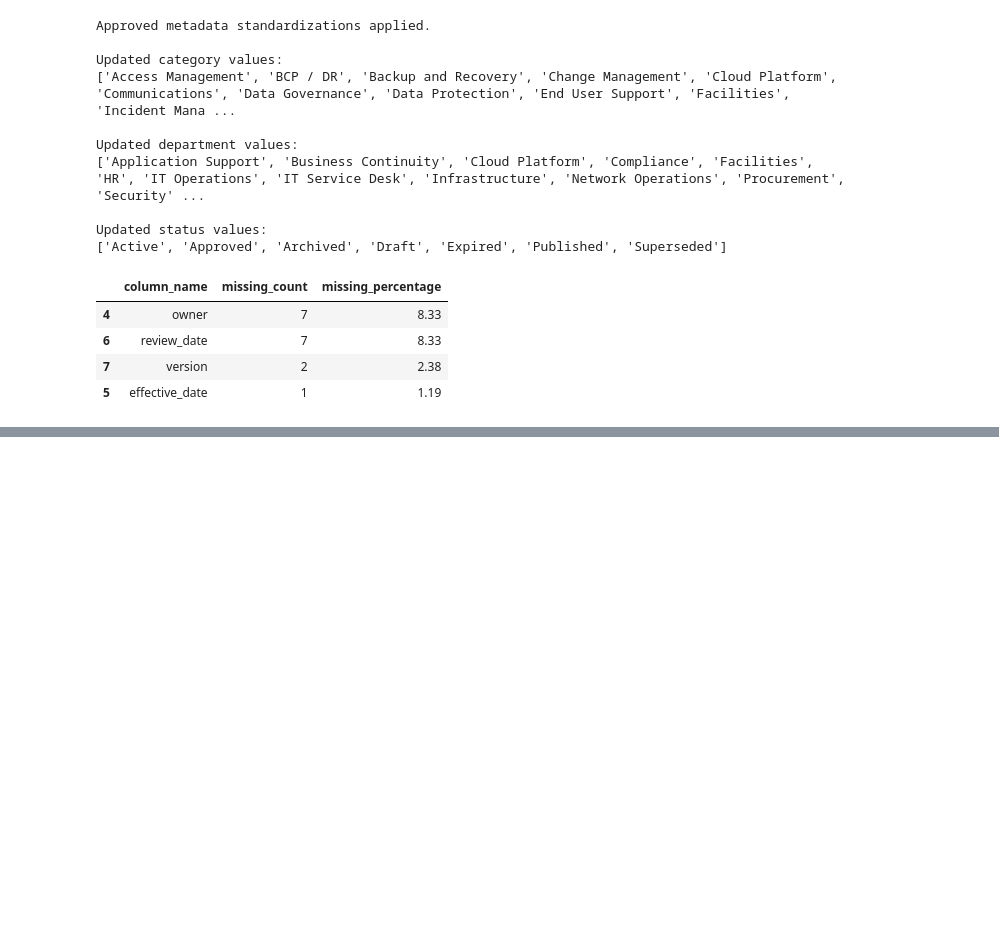
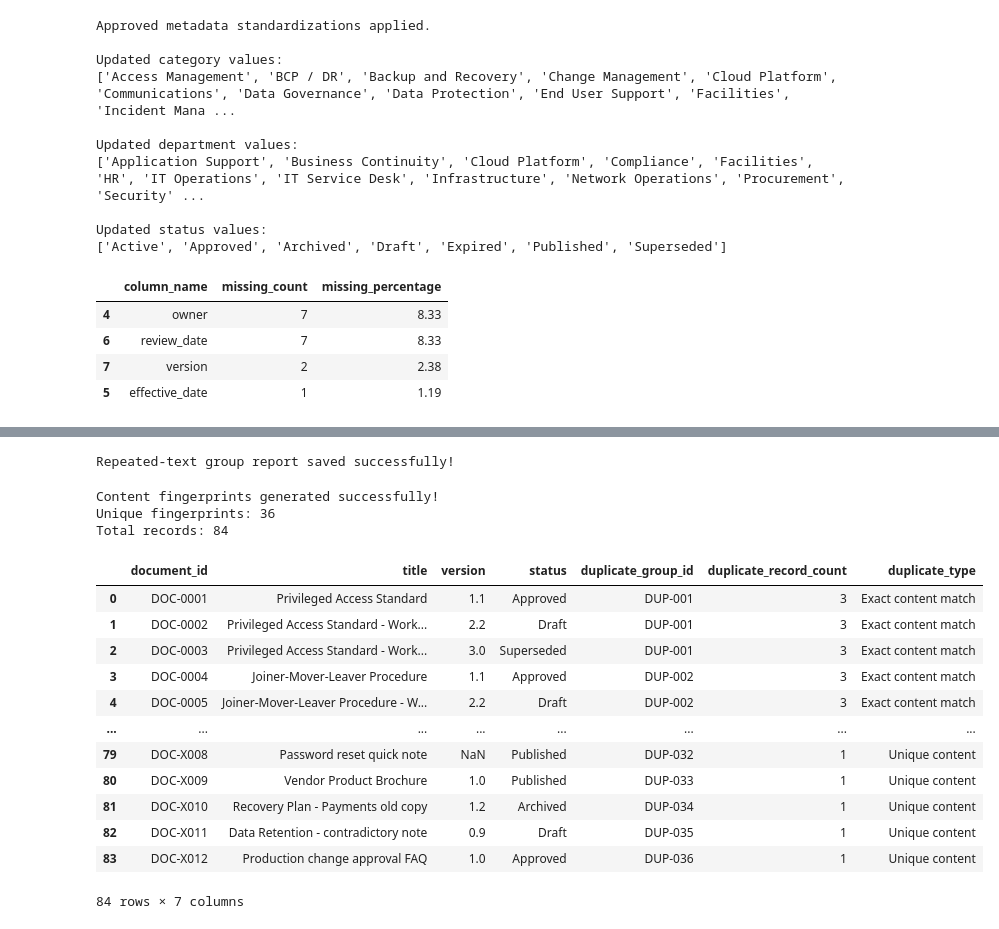
Before and after one commit to anurag-insights/RAG-Based-AI-Document-Assistant-, a Jupyter notebook: notebooks/02_Data_Cleaning.ipynb, the cells around one changed output, grey strips where cells are left out. Drawn from its saved outputs; the diff is of its cells as text; code cells hidden in the pictures; blank space fills up the shorter version.

```diff
--- a/notebooks/02_Data_Cleaning.ipynb
+++ b/notebooks/02_Data_Cleaning.ipynb
@@ -527,0 +740,80 @@ display(missing_summary)
+# %%
+
+repeated_text_groups.drop(columns=["document_text"]).to_csv(
+    report_dir / "repeated_document_text_groups.csv",
+    index=False
+)
+
+print("Repeated-text group report saved successfully!")
+# %% [output]
+Repeated-text group report saved successfully!
+# %%
+
+import hashlib
+
+clean_df["content_hash"] = clean_df["document_text"].apply(
+    lambda text: hashlib.sha256(
+        str(text).encode("utf-8")
+    ).hexdigest()
+)
+
+print("Content fingerprints generated successfully!")
+print("Unique fingerprints:", clean_df["content_hash"].nunique())
+print("Total records:", len(clean_df))
+# %% [output]
+Content fingerprints generated successfully!
+Unique fingerprints: 36
+Total records: 84
+# %%
+
+hash_to_group = {
+    content_hash: f"DUP-{number:03d}"
+    for number, content_hash in enumerate(
+        clean_df["content_hash"].drop_duplicates(),
+        start=1
+    )
+}
+
+clean_df["duplicate_group_id"] = clean_df["content_hash"].map(
+    hash_to_group
+)
+
+group_sizes = clean_df.groupby("duplicate_group_id").size()
+
+clean_df["duplicate_record_count"] = (
+    clean_df["duplicate_group_id"].map(group_sizes)
+)
+
+clean_df["duplicate_type"] = np.where(
+    clean_df["duplicate_record_count"] > 1,
+    "Exact content match",
+    "Unique content"
+)
+
+display(
+    clean_df[
+        [
+            "document_id",
+            "title",
+            "version",
+            "status",
+            "duplicate_group_id",
+            "duplicate_record_count",
+            "duplicate_type"
+        ]
+    ].sort_values(["duplicate_group_id", "document_id"])
+)
+# %% [output]
+|  | document_id | title | version | status | duplicate_group_id | duplicate_record_count | duplicate_type |
+| 0 | DOC-0001 | Privileged Access Standard | 1.1 | Approved | DUP-001 | 3 | Exact content match |
+| 1 | DOC-0002 | Privileged Access Standard - Work... | 2.2 | Draft | DUP-001 | 3 | Exact content match |
+| 2 | DOC-0003 | Privileged Access Standard - Work... | 3.0 | Superseded | DUP-001 | 3 | Exact content match |
+| 3 | DOC-0004 | Joiner-Mover-Leaver Procedure | 1.1 | Approved | DUP-002 | 3 | Exact content match |
+| 4 | DOC-0005 | Joiner-Mover-Leaver Procedure - W... | 2.2 | Draft | DUP-002 | 3 | Exact content match |
+| ... | ... | ... | ... | ... | ... | ... | ... |
+| 79 | DOC-X008 | Password reset quick note | NaN | Published | DUP-032 | 1 | Unique content |
+| 80 | DOC-X009 | Vendor Product Brochure | 1.0 | Published | DUP-033 | 1 | Unique content |
+| 81 | DOC-X010 | Recovery Plan - Payments old copy | 1.2 | Archived | DUP-034 | 1 | Unique content |
+| 82 | DOC-X011 | Data Retention - contradictory note | 0.9 | Draft | DUP-035 | 1 | Unique content |
+| 83 | DOC-X012 | Production change approval FAQ | 1.0 | Approved | DUP-036 | 1 | Unique content |
+84 rows × 7 columns
```
Also changed, not shown: parts of 10 cells of this notebook.
